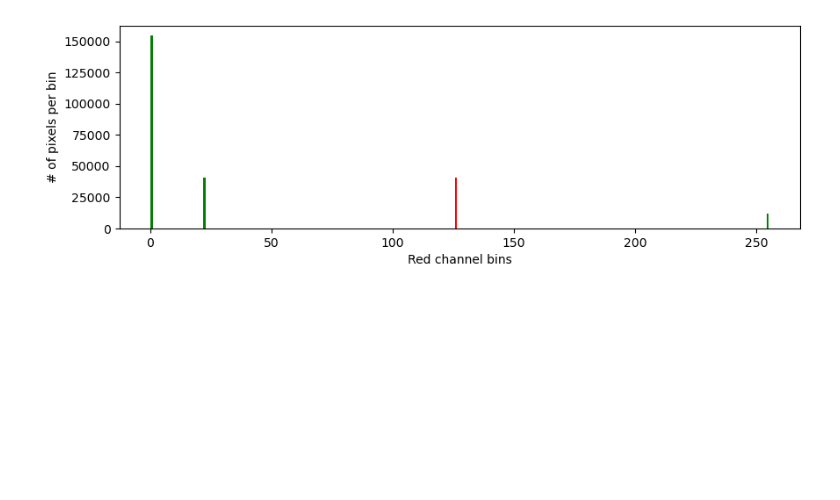
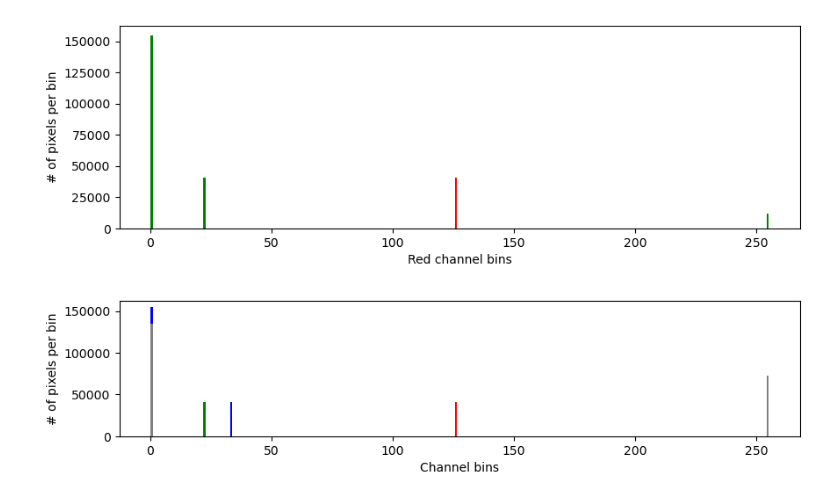
Before and after one commit to WiDS-Urbana-Champaign/WiDS-Urbana-Champaign.github.io, a Jupyter notebook: _site/week03/inClass_week03.ipynb, the cells around one changed output. Cells and saved outputs as stored; diff of their text form; code cells hidden in the pictures; blank space fills up the shorter version.

```diff
--- a/_site/week03/inClass_week03.ipynb
+++ b/_site/week03/inClass_week03.ipynb
@@ -88,3 +88,14 @@ ax.set_ylabel('# of pixels per bin')
 plt.show()
 # %% [output]
 [figure]
+# %%
+fig, ax = plt.subplots(figsize=(10,2))
+ax.hist(im_data[:,:,0].flatten(), bins=256, color='red') # [:,:,0] == only the Red color channel
+ax.hist(im_data[:,:,1].flatten(), bins=256, color='green') # [:,:,1] == only the Green color channel
+ax.hist(im_data[:,:,2].flatten(), bins=256, color='blue') # [:,:,1] == only the Blue color channel
+ax.hist(im_data[:,:,3].flatten(), bins=256, color='gray') # [:,:,1] == only the Alpha/opacity color channel
+ax.set_xlabel('Channel bins')
+ax.set_ylabel('# of pixels per bin')
+plt.show()
+# %% [output]
+[figure, added]
```
